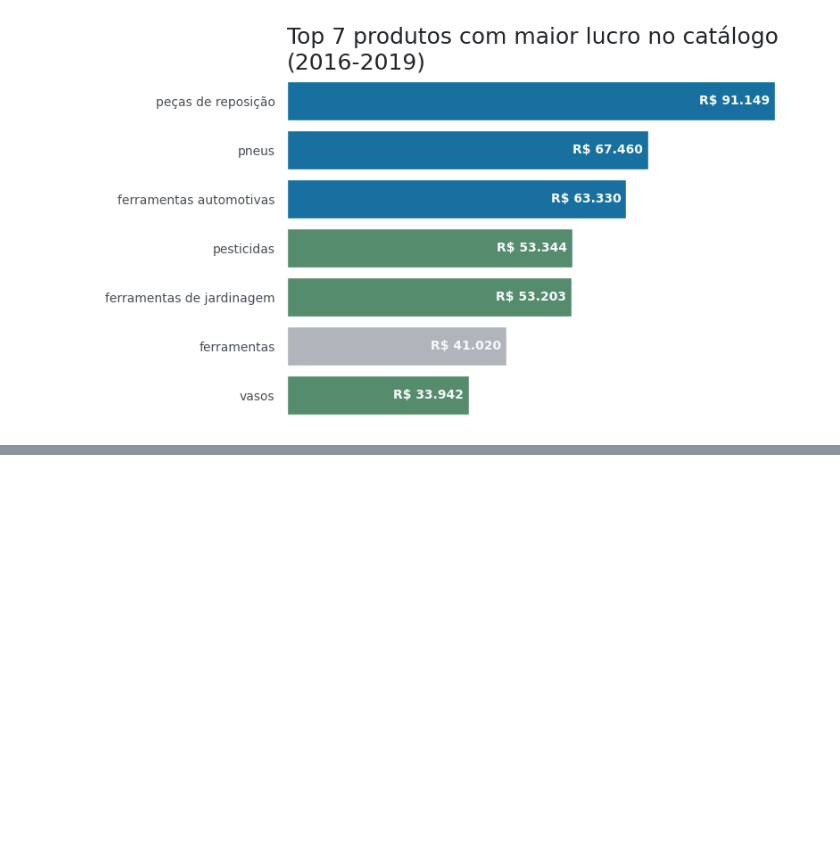
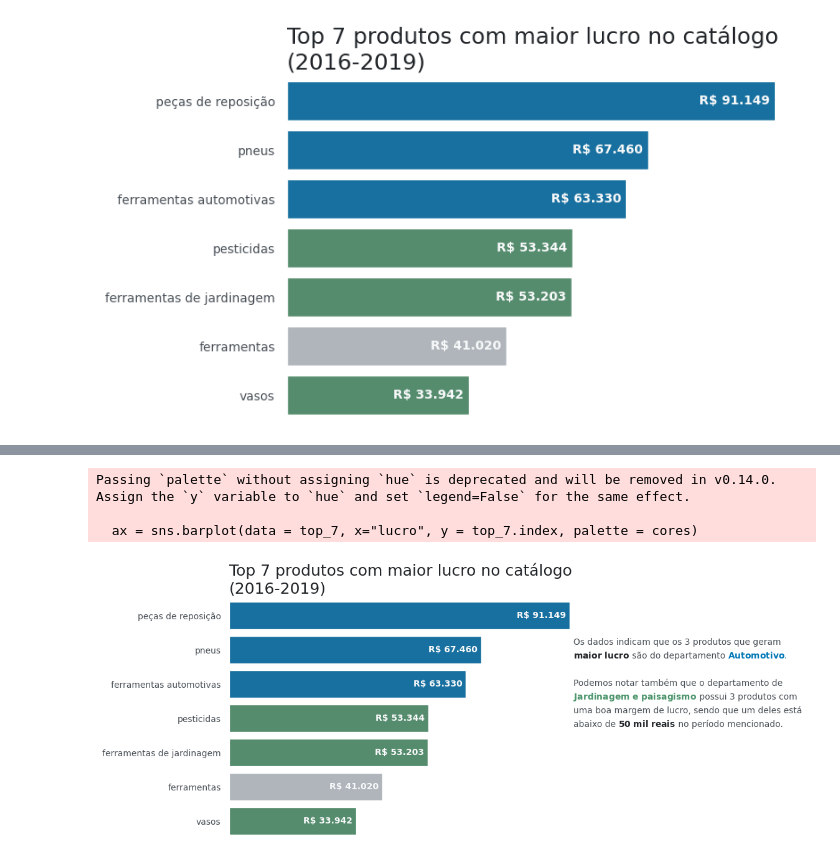
Before and after one commit to mathRyan889/Visualiza-o_dados_tecnicas_e_tipos, a Jupyter notebook: Dados_de_venda_(dataviz).ipynb, the cells around one changed output, grey strips where cells are left out. Drawn from its saved outputs; the diff is of its cells as text; code cells hidden in the pictures; blank space fills up the shorter version.

```diff
--- a/Dados_de_venda_(dataviz).ipynb
+++ b/Dados_de_venda_(dataviz).ipynb
@@ -225,3 +225,21 @@ Passing `palette` without assigning `hue` is deprecated and will be removed in v
 
   ax = sns.barplot(data = top_7, x="lucro", y = top_7.index, palette = cores)
 [figure]
+# %%
+from matplotlib import transforms
+
+def texto_colorido(x, y, texto, cores, esp=20, ax=None, **kw):
+    cores = list(reversed(cores))
+    t = ax.transData
+    canvas = ax.figure.canvas
+
+    for i, linha in enumerate(reversed(texto.split('\n'))):
+        frases = linha.split('||')
+        for s, cor in zip(frases, cores[i]):
+            texto = ax.text(x, y, s, color=cor, transform=t, **kw)
+            texto.draw(canvas.get_renderer())
+            ex = texto.get_window_extent()
+            t = transforms.offset_copy(texto._transform, x=ex.width,
+                                       units='dots')
+
+        t = transforms.offset_copy(ax.transData, x=0, y=(i + 1) * esp, units='dots')
@@ -227,0 +268,34 @@ Passing `palette` without assigning `hue` is deprecated and will be removed in v
+# %%
+## Configurando o gráfico com parâmetros que potencializam a visualização dos dados
+
+# Chamando a função do gráfico de barras
+ax = grafico_top_7()
+
+# Anotando uma conclusão no gráfico
+texto_colorido(
+    9.2e4, 3.25,                                                       			 # coordenadas
+    'Os dados indicam que os 3 produtos que geram\n'                    # texto
+    '$\\bf{maior\ lucro}$|| são do departamento ||$\\bf{Automotivo}$.\n'
+    '\n'
+    'Podemos notar também que o departamento de\n'
+    '$\\bf{Jardinagem\ e\ paisagismo}$|| possui 3 produtos com\n'
+    'uma boa margem de lucro, sendo que um deles está\n'
+    'abaixo de ||$\\bf{50\ mil\ reais}$|| no período mencionado.',
+    [[CINZA2],                       	           # linha 1                         		 # cores
+     [CINZA1, CINZA2, AZUL2],         # linha 2
+     [CINZA2],                                     # linha 3
+     [CINZA2],                       	          # linha 4
+     [VERDE1, CINZA2],                   # linha 5
+     [CINZA2],                                    # linha 6
+     [CINZA2, CINZA1, CINZA2]        # linha 7
+    ],
+    esp=22,				 # espaçamento
+    ax=ax,				 # figura onde desenhar o texto
+    fontsize=10)
+
+fig = ax.get_figure()
+# %% [output]
+Passing `palette` without assigning `hue` is deprecated and will be removed in v0.14.0. Assign the `y` variable to `hue` and set `legend=False` for the same effect.
+
+  ax = sns.barplot(data = top_7, x="lucro", y = top_7.index, palette = cores)
+[figure, added]
```
Also changed, not shown: parts of 3 cells of this notebook.
